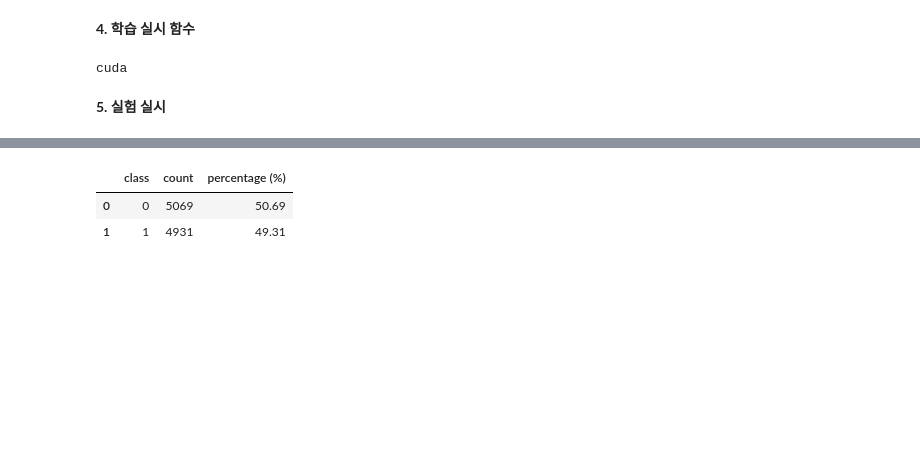
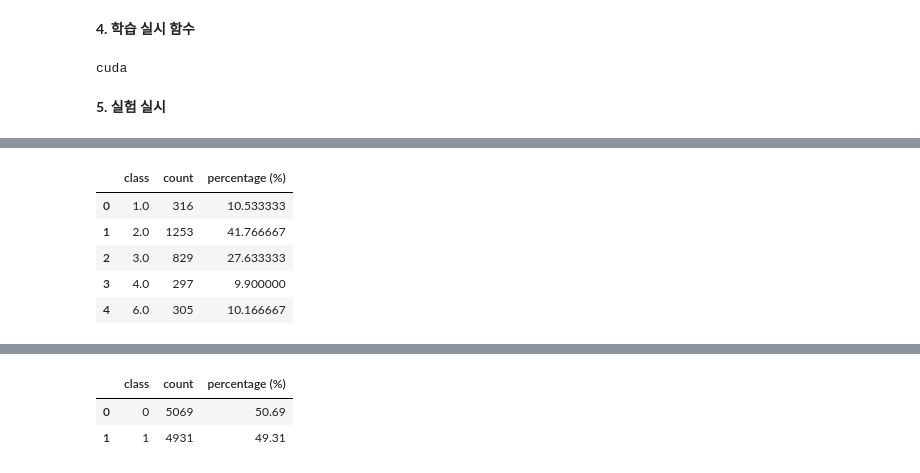
Before and after one commit to WannaBeSuperteur/AI-study, a Jupyter notebook: AI Basics/Deep Learning Basics/codes/Loss_Function_Misuse_experiment.ipynb, the cells around one changed output, grey strips where cells are left out. Cells and saved outputs as stored; diff of their text form; code cells hidden in the pictures; blank space fills up the shorter version.

```diff
--- a/AI Basics/Deep Learning Basics/codes/Loss_Function_Misuse_experiment.ipynb
+++ b/AI Basics/Deep Learning Basics/codes/Loss_Function_Misuse_experiment.ipynb
@@ -456,0 +684,9 @@ Accuracy: 0.9756, Total Epochs: 59
+# %%
+analyze_class_distribution(valid_loader_reg)
+# %% [output]
+|  | class | count | percentage (%) |
+| 0 | 1.0 | 316 | 10.533333 |
+| 1 | 2.0 | 1253 | 41.766667 |
+| 2 | 3.0 | 829 | 27.633333 |
+| 3 | 4.0 | 297 | 9.900000 |
+| 4 | 6.0 | 305 | 10.166667 |
```
Also changed, not shown: parts of 71 cells of this notebook, 1 other file.
